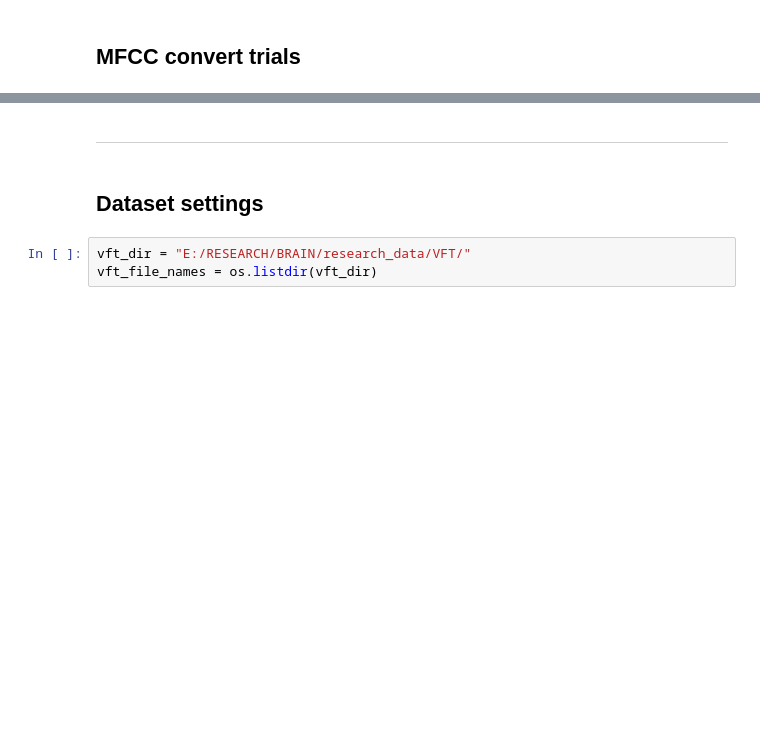
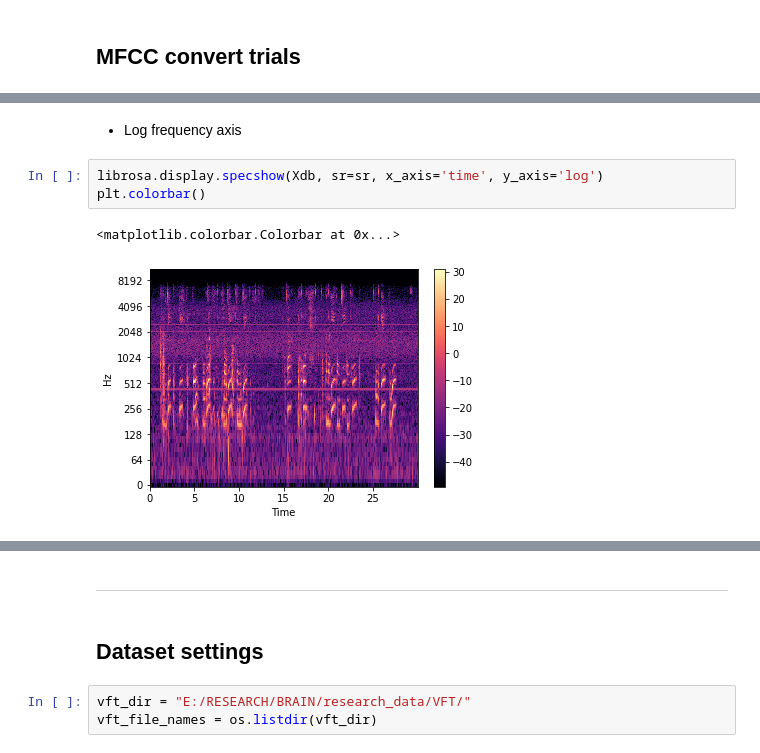
Before and after one commit to andrewyoo214/Machine_Learning_practices, a Jupyter notebook: projects/FNIRS_VFT/VFT_preprocessing.ipynb, the cells around one changed output, grey strips where cells are left out. Saved outputs shown, nothing was run; the diff lists cells and outputs as text; blank space fills up the shorter version.

```diff
--- a/projects/FNIRS_VFT/VFT_preprocessing.ipynb
+++ b/projects/FNIRS_VFT/VFT_preprocessing.ipynb
@@ -42,0 +81,8 @@ plt.tight_layout()
+# %% [markdown]
+* Log frequency axis
+# %%
+librosa.display.specshow(Xdb, sr=sr, x_axis='time', y_axis='log')
+plt.colorbar()
+# %% [output]
+<matplotlib.colorbar.Colorbar at 0x...>
+[figure, added]
```
Also changed, not shown: parts of 32 cells of this notebook.
